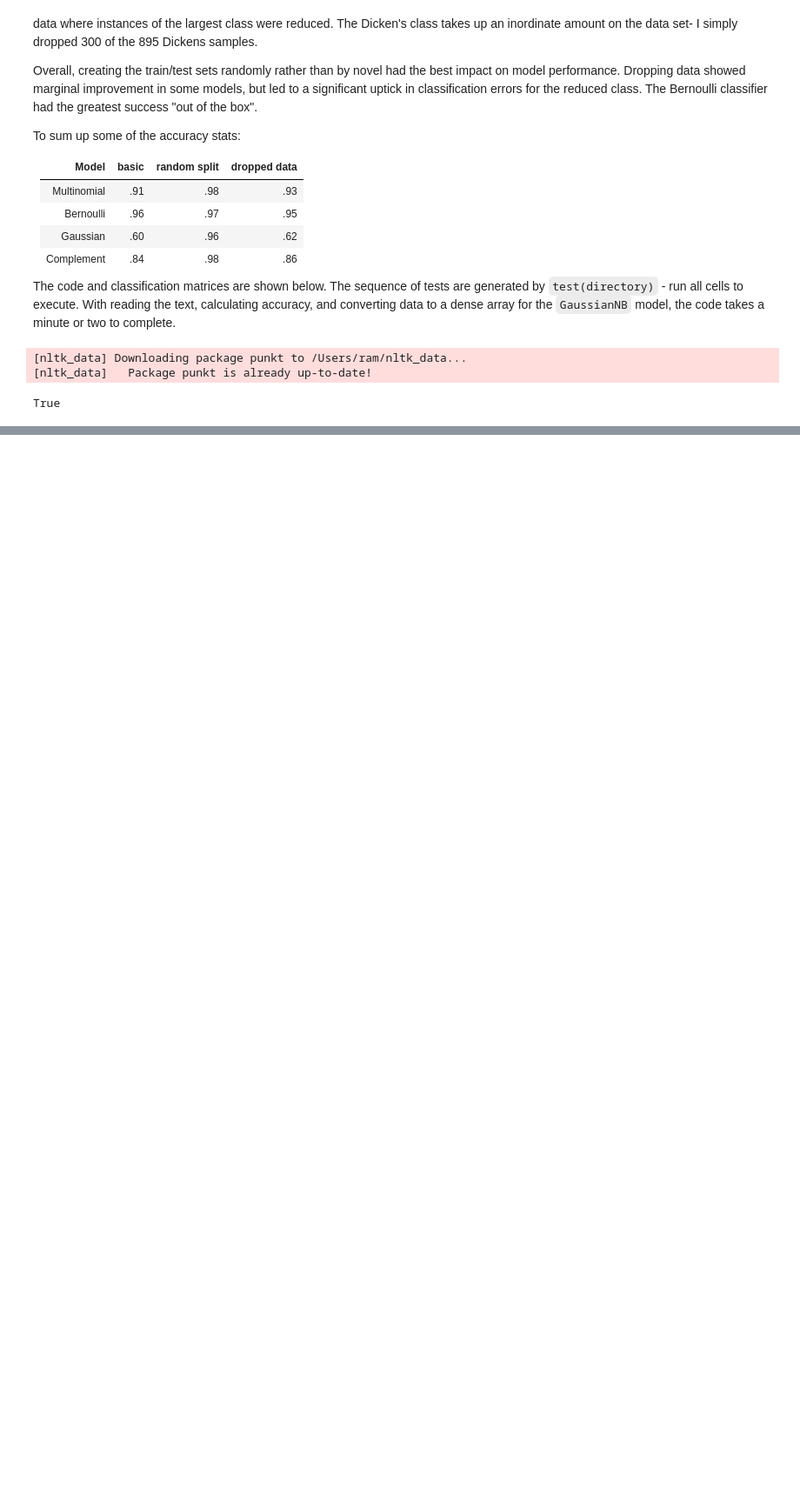
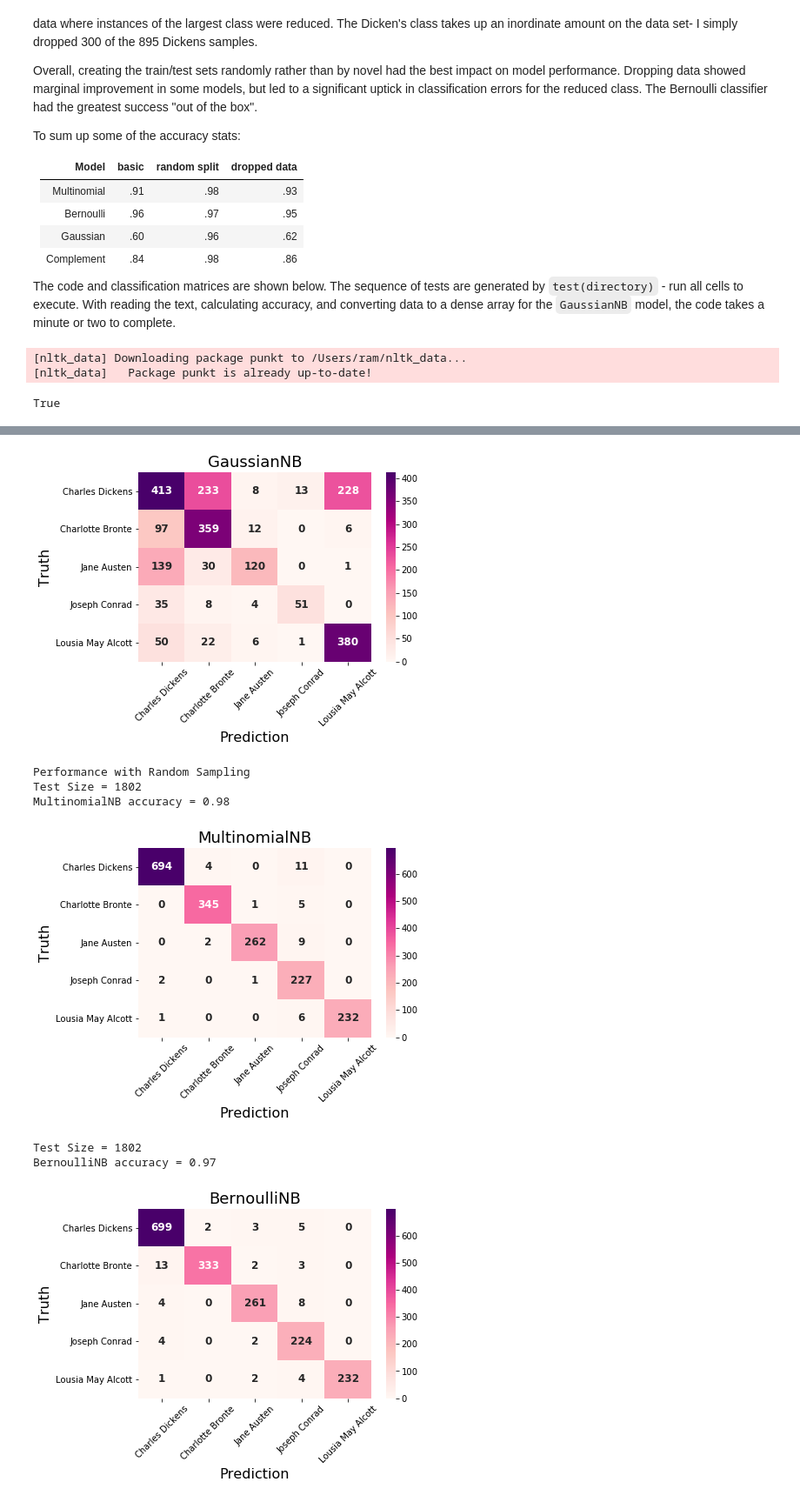
Before and after one commit to rmattson1008/data_mining, a Jupyter notebook: r_mattson_HW2_6340.ipynb, the cells around one changed output, grey strips where cells are left out. Shown at 87% size. Cells and saved outputs as stored; diff of their text form; code cells hidden in the pictures; blank space fills up the shorter version.

Commit message:
added url request

```diff
--- a/r_mattson_HW2_6340.ipynb
+++ b/r_mattson_HW2_6340.ipynb
@@ -230,0 +207,9 @@ BernoulliNB accuracy = 0.97
+# %%
+print("Retrieving Data...")
+url = "https://docs.google.com/uc?export=download&id=1RoTCAcsP_qA2pFXwzxLDQjLUnu5mnhFv"
+urllib.request.urlretrieve(url, "text.zip")
+with zipfile.ZipFile('text.zip', 'r') as zip_ref:
+    zip_ref.extractall('data/')
+
+test("data/text/")
+# %% [output]
@@ -230,0 +228,8 @@ BernoulliNB accuracy = 0.97
+[figure, added]
+Performance with Random Sampling
+Test Size = 1802
+MultinomialNB accuracy = 0.98
+[figure, added]
+Test Size = 1802
+BernoulliNB accuracy = 0.97
+[figure, added]
```
Also changed, not shown: parts of 3 cells of this notebook, 25 other files.
